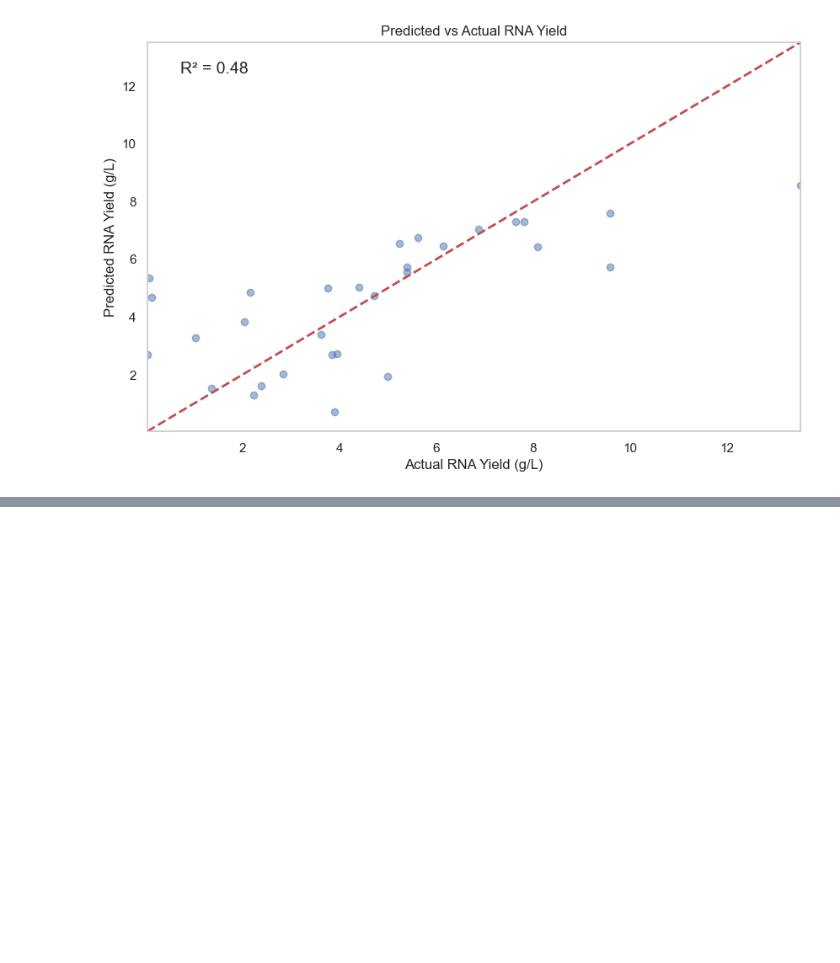
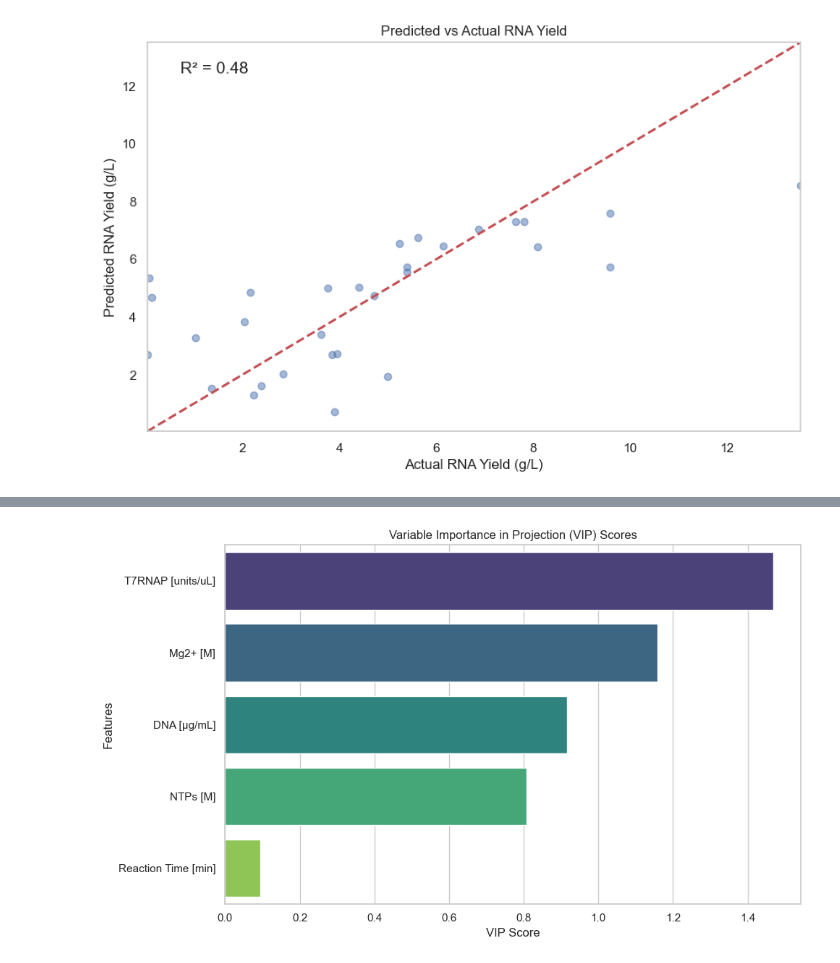
Before and after one commit to kesler20/phd_notebooks, a Jupyter notebook: 2025/07/multi-template model.ipynb, the cells around one changed output, grey strips where cells are left out. Drawn from its saved outputs; the diff is of its cells as text; code cells hidden in the pictures; blank space fills up the shorter version.

```diff
--- a/2025/07/multi-template model.ipynb
+++ b/2025/07/multi-template model.ipynb
@@ -270,0 +312,21 @@ df
+# %%
+xgboost_model = xgboost.XGBRegressor(
+    n_estimators=10,
+    max_depth=3,
+    learning_rate=0.1,
+    objective="reg:squarederror",
+    random_state=42,
+)
+xgboost_model.fit(X_train_scaled, y_train_scaled)
+
+# Training set predictions
+y_pred_scaled = xgboost_model.predict(X_train_scaled)
+predictions = scaler_y.inverse_transform(y_pred_scaled.reshape(-1, 1)).flatten()
+print("Predictions on train set:\n", predictions)
+print("Actual values on train set:\n", y_train)
+rmse = np.sqrt(mean_squared_error(y_train, predictions))
+print("Root Mean squared error on train set:", rmse)
+print(
+    "R-squared score on train set:",
+    xgboost_model.score(X_train_scaled, y_train_scaled),
+)
@@ -345,0 +595,11 @@ Root Mean Squared Error: 2.21493571755829
+# %%
+vip_scores = calculate_vip(pls_best, X_columns)
+vip_scores = vip_scores.sort_values(by="VIP Score", ascending=False)
+plt.figure(figsize=(10, 6))
+sns.barplot(x="VIP Score", y="Feature", data=vip_scores, palette="viridis")
+plt.title("Variable Importance in Projection (VIP) Scores")
+plt.xlabel("VIP Score")
+plt.ylabel("Features")
+plt.tight_layout()
+# %% [output]
+[figure, added]
```
Also changed, not shown: parts of 31 cells of this notebook, 3 other files.
